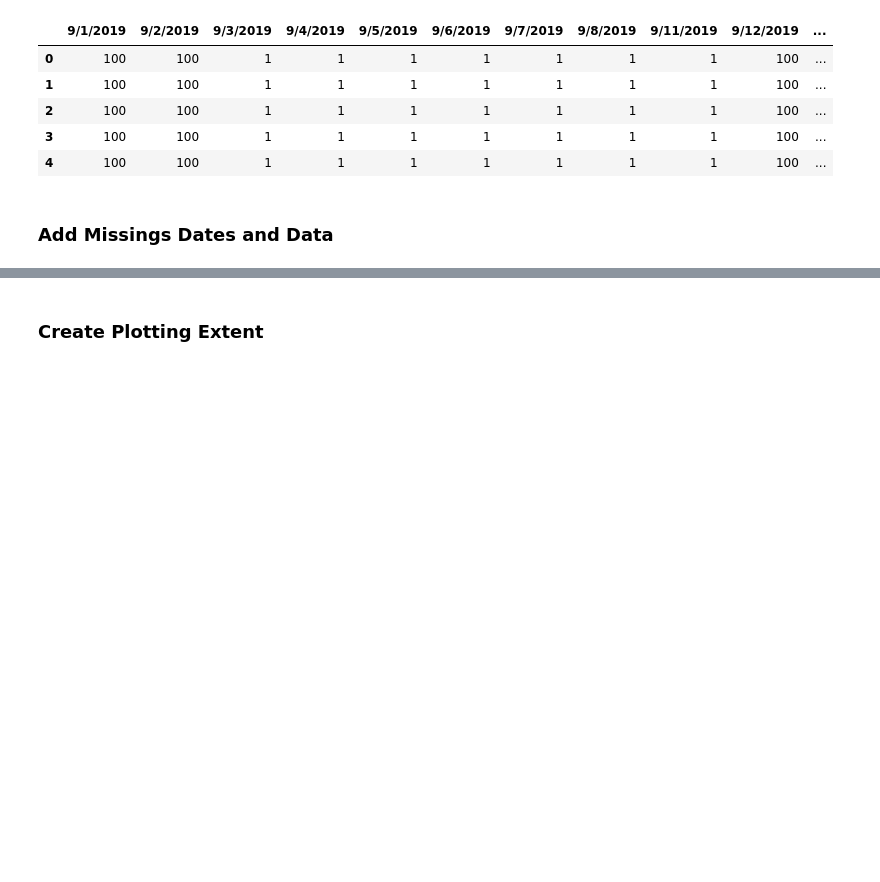
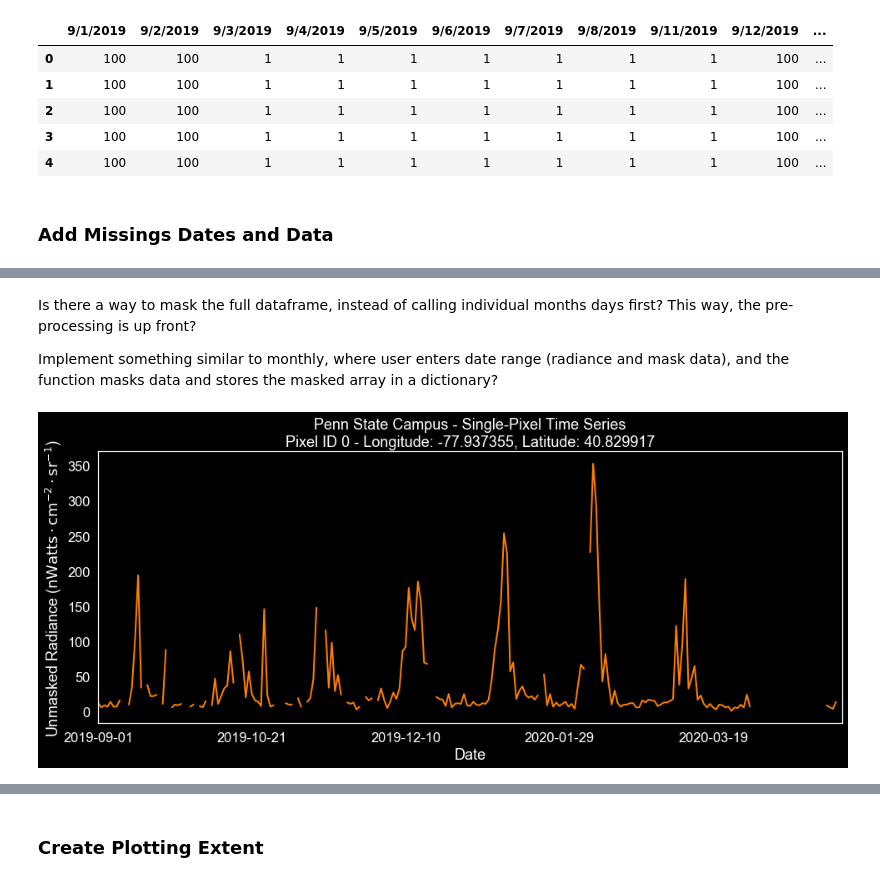
Before and after one commit to calekochenour/remote-sensing-fusion, a Jupyter notebook: 01-code-scripts/penn-state-campus-black-marble-radiance.ipynb, the cells around one changed output, grey strips where cells are left out. Cells and saved outputs as stored; diff of their text form; code cells hidden in the pictures; blank space fills up the shorter version.

```diff
--- a/01-code-scripts/penn-state-campus-black-marble-radiance.ipynb
+++ b/01-code-scripts/penn-state-campus-black-marble-radiance.ipynb
@@ -471,0 +672,7 @@ psu_cloud_mask_df.head()
+# %% [markdown]
+Is there a way to mask the full dataframe, instead of calling individual months days first? This way, the pre-processing is up front?
+
+Implement something similar to monthly, where user enters date range (radiance and mask data), and the function masks data and stores the masked array in a dictionary?
+# %%
+# Get radiance data for one pixel (Sept 2019 - April 2020)
+pixel_id_0_radiance = psu_radiance_filled.loc[0]
@@ -471,0 +682,11 @@ psu_cloud_mask_df.head()
+# %%
+# Plot single-pixel time series
+with plt.style.context('dark_background'):
+
+    ax = pixel_id_0_radiance.plot(figsize=(16,6), grid=False, color='#ff7f00', linewidth=2)
+
+    ax.set_title('Penn State Campus - Single-Pixel Time Series\nPixel ID 0 - Longitude: -77.937355, Latitude: 40.829917')
+    ax.set_xlabel('Date')
+    ax.set_ylabel('Unmasked Radiance ($\mathrm{nWatts \cdot cm^{−2} \cdot sr^{−1}}$)')
+# %% [output]
+[figure, added]
```
Also changed, not shown: parts of 89 cells of this notebook.
